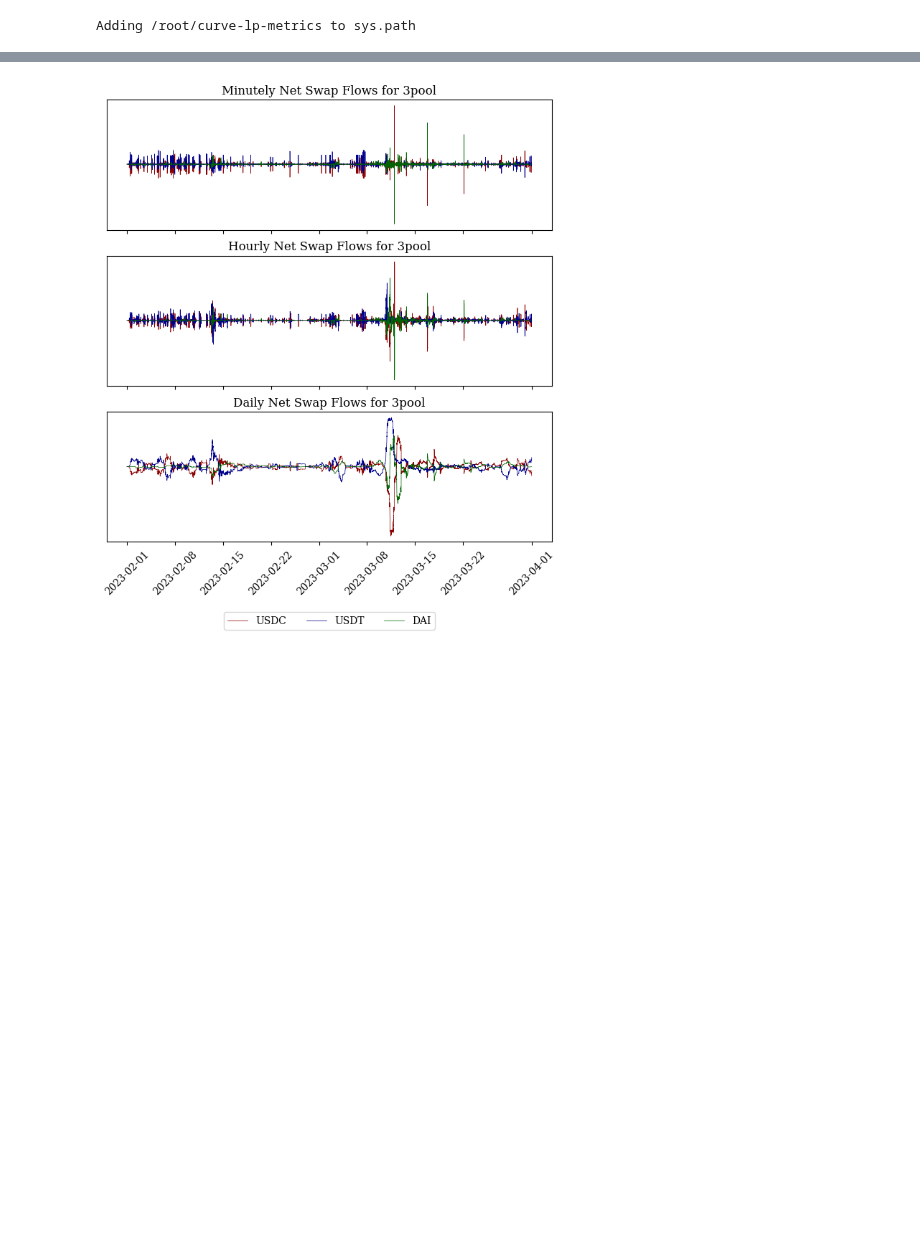
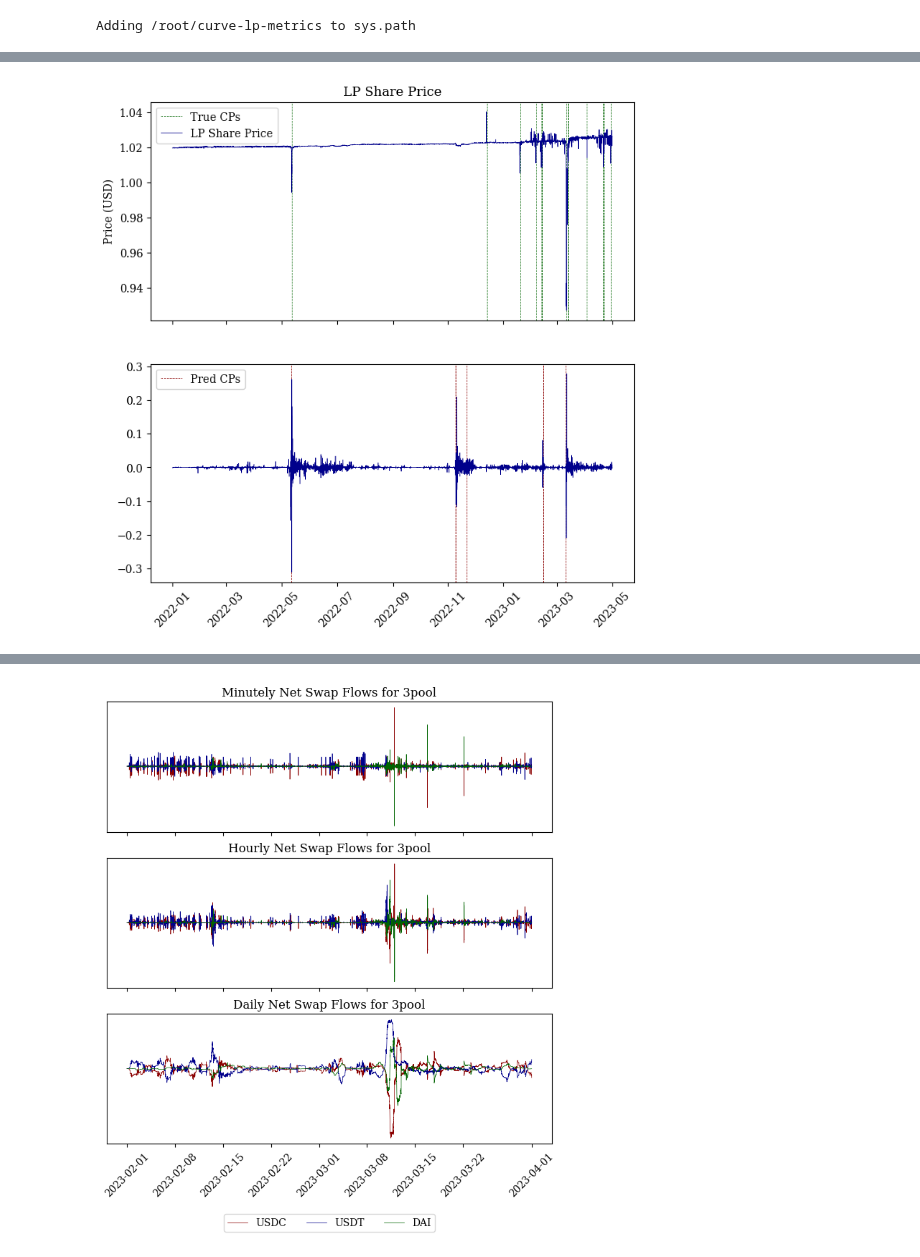
Before and after one commit to xenophonlabs/curve-lp-metrics, a Jupyter notebook: notebooks/usdc_depeg_analysis.ipynb, the cells around one changed output, grey strips where cells are left out. Drawn from its saved outputs; the diff is of its cells as text; code cells hidden in the pictures; blank space fills up the shorter version.

```diff
--- a/notebooks/usdc_depeg_analysis.ipynb
+++ b/notebooks/usdc_depeg_analysis.ipynb
@@ -46,0 +35,5 @@ end_ts, end_block = DataFetcher.get_block(datetime.fromisoformat("2023-05-01"))
+# %%
+datahandler = DataHandler()
+token_metadata = datahandler.get_token_metadata()
+pool_metadata = datahandler.get_pool_metadata()
+metricsprocessor = MetricsProcessor(pool_metadata, token_metadata, freq='1h')
@@ -62,3 +76,25 @@ y = datahandler.get_changepoints(pool, 'baseline', 'baseline', start_ts, end_ts)
+# %%
+FREQ = '1h'
+pool = "0xbebc44782c7db0a1a60cb6fe97d0b483032ff1c7"
+metric = 'shannonsEntropy'
+
+start_ts, start_block = DataFetcher.get_block(datetime.fromisoformat("2022-01-01"))
+end_ts, end_block = DataFetcher.get_block(datetime.fromisoformat("2023-05-01"))
+
+lp_share_price = datahandler.get_pool_metric(pool, 'lpSharePrice', start_ts, end_ts).resample(FREQ).mean()
+snapshots = datahandler.get_pool_snapshots(pool, start_ts, end_ts)
+virtual_price = snapshots['virtualPrice'].resample(FREQ).mean() / 10**18
+y = metricsprocessor.true_cps(lp_share_price, virtual_price, thresh=0.01)
+
+X = datahandler.get_X(metric, pool, start_ts, end_ts, FREQ)
+
+model = BOCD(margin=timedelta(hours=24), alpha=1/5, verbose=True)
+model.update({'alpha':0.1, 'beta':0.1, 'kappa':0.1})
+y_pred = model.predict(X)
+
+bocd_plot_comp(X, lp_share_price, y, y_pred, show=True)
+# %% [output]
+[figure, added]
 # %%
 y
 # %% [output]
```
Also changed, not shown: parts of 19 cells of this notebook, 9 other files.
